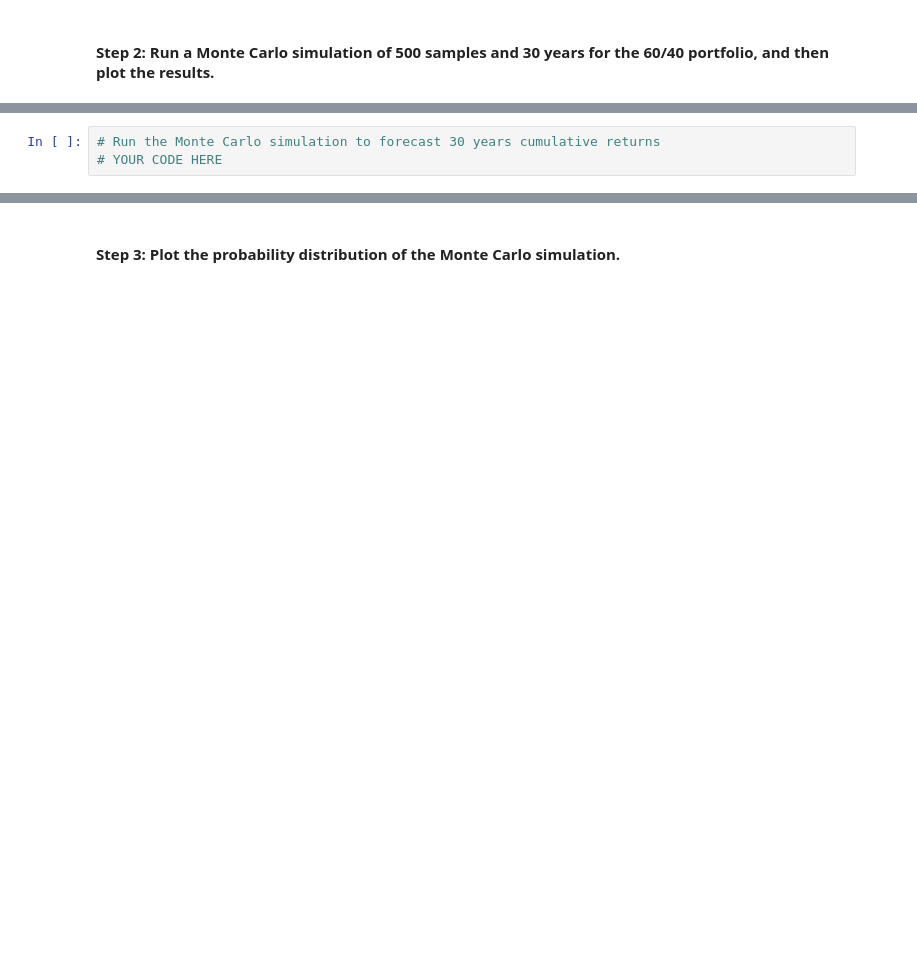
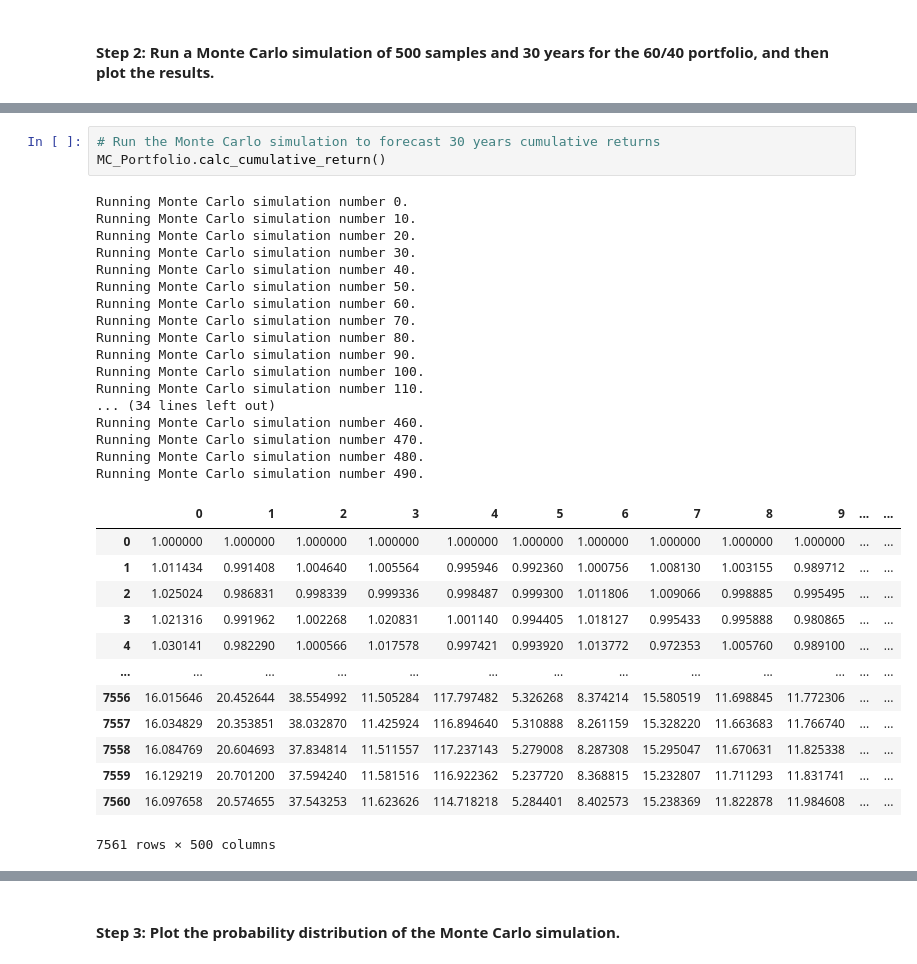
Before and after one commit to endie5/Challenge5, a Jupyter notebook: financial_planning_tools.ipynb, the cells around one changed output, grey strips where cells are left out. Cells and saved outputs as stored; diff of their text form; blank space fills up the shorter version.

```diff
--- a/financial_planning_tools.ipynb
+++ b/financial_planning_tools.ipynb
@@ -458,6 +497,37 @@ In this section, you’ll use the MCForecastTools library to create a Monte Carl
 # %%
 # Run the Monte Carlo simulation to forecast 30 years cumulative returns
-# YOUR CODE HERE
+MC_Portfolio.calc_cumulative_return()
+# %% [output]
+Running Monte Carlo simulation number 0.
+Running Monte Carlo simulation number 10.
+Running Monte Carlo simulation number 20.
+Running Monte Carlo simulation number 30.
+Running Monte Carlo simulation number 40.
+Running Monte Carlo simulation number 50.
+Running Monte Carlo simulation number 60.
+Running Monte Carlo simulation number 70.
+Running Monte Carlo simulation number 80.
+Running Monte Carlo simulation number 90.
+Running Monte Carlo simulation number 100.
+Running Monte Carlo simulation number 110.
+... (34 lines left out)
+Running Monte Carlo simulation number 460.
+Running Monte Carlo simulation number 470.
+Running Monte Carlo simulation number 480.
+Running Monte Carlo simulation number 490.
+|  | 0 | 1 | 2 | 3 | 4 | 5 | 6 | 7 | 8 | 9 | ... | ... |
+| 0 | 1.000000 | 1.000000 | 1.000000 | 1.000000 | 1.000000 | 1.000000 | 1.000000 | 1.000000 | 1.000000 | 1.000000 | ... | ... |
+| 1 | 1.011434 | 0.991408 | 1.004640 | 1.005564 | 0.995946 | 0.992360 | 1.000756 | 1.008130 | 1.003155 | 0.989712 | ... | ... |
+| 2 | 1.025024 | 0.986831 | 0.998339 | 0.999336 | 0.998487 | 0.999300 | 1.011806 | 1.009066 | 0.998885 | 0.995495 | ... | ... |
+| 3 | 1.021316 | 0.991962 | 1.002268 | 1.020831 | 1.001140 | 0.994405 | 1.018127 | 0.995433 | 0.995888 | 0.980865 | ... | ... |
+| 4 | 1.030141 | 0.982290 | 1.000566 | 1.017578 | 0.997421 | 0.993920 | 1.013772 | 0.972353 | 1.005760 | 0.989100 | ... | ... |
+| ... | ... | ... | ... | ... | ... | ... | ... | ... | ... | ... | ... | ... |
+| 7556 | 16.015646 | 20.452644 | 38.554992 | 11.505284 | 117.797482 | 5.326268 | 8.374214 | 15.580519 | 11.698845 | 11.772306 | ... | ... |
+| 7557 | 16.034829 | 20.353851 | 38.032870 | 11.425924 | 116.894640 | 5.310888 | 8.261159 | 15.328220 | 11.663683 | 11.766740 | ... | ... |
+| 7558 | 16.084769 | 20.604693 | 37.834814 | 11.511557 | 117.237143 | 5.279008 | 8.287308 | 15.295047 | 11.670631 | 11.825338 | ... | ... |
+| 7559 | 16.129219 | 20.701200 | 37.594240 | 11.581516 | 116.922362 | 5.237720 | 8.368815 | 15.232807 | 11.711293 | 11.831741 | ... | ... |
+| 7560 | 16.097658 | 20.574655 | 37.543253 | 11.623626 | 114.718218 | 5.284401 | 8.402573 | 15.238369 | 11.822878 | 11.984608 | ... | ... |
+7561 rows × 500 columns
 # %%
 # Visualize the 30-year Monte Carlo simulation by creating an
 # overlay line plot
```
Also changed, not shown: parts of 19 cells of this notebook, 1 other file.
